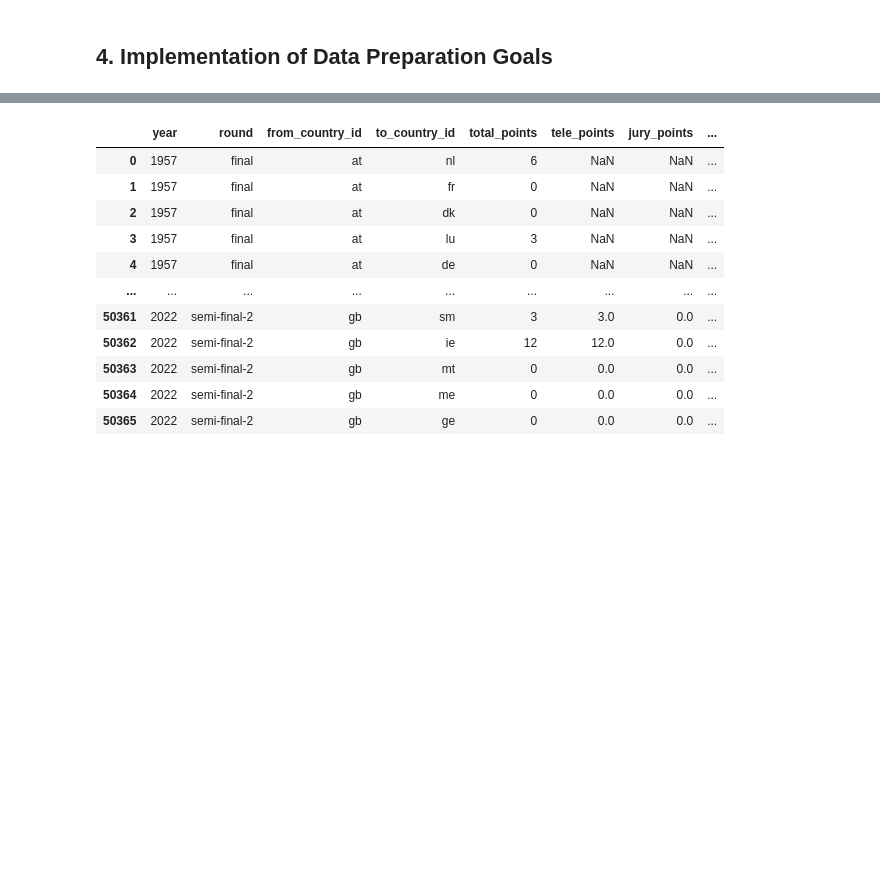
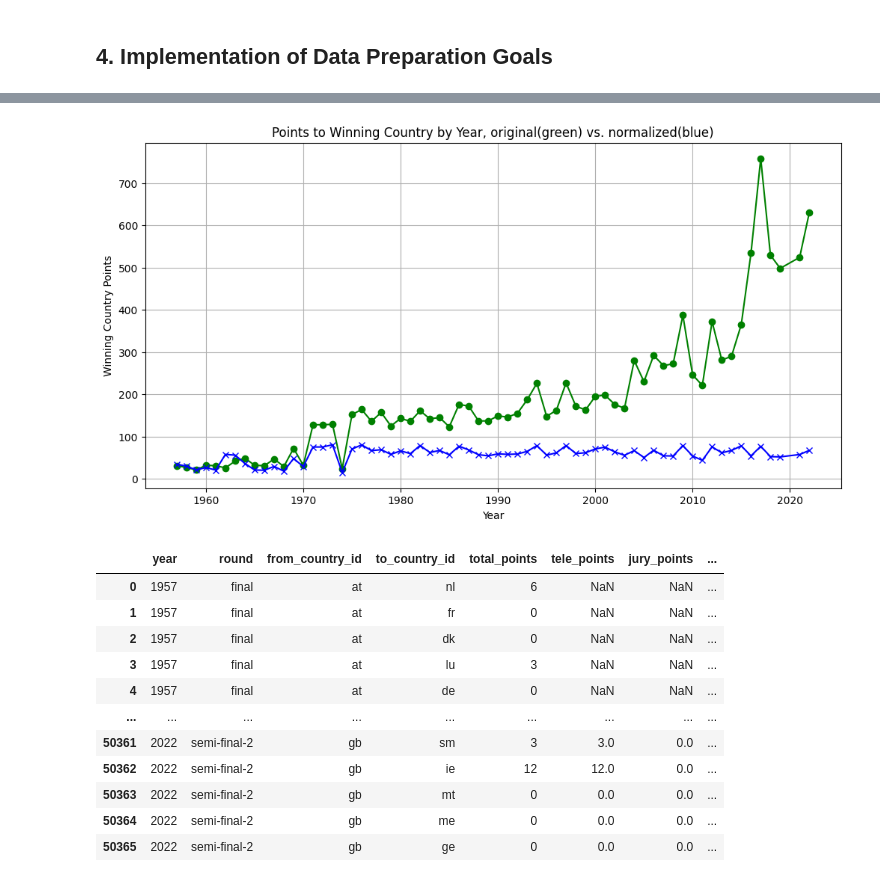
Before and after one commit to mikfre1/Eurotrash, a Jupyter notebook: data_review.ipynb, the cells around one changed output, grey strips where cells are left out. Drawn from its saved outputs; the diff is of its cells as text; code cells hidden in the pictures; blank space fills up the shorter version.

```diff
--- a/data_review.ipynb
+++ b/data_review.ipynb
@@ -324,0 +330,6 @@ To visualize and model with these datasets, we need the following processes:
+# %%
+contestant_df = pd.read_csv('dataset/contestants.csv')
+vote_df = pd.read_csv('dataset/votes.csv')
+# %%
+contestant_df_cleaning = contestant_df[~contestant_df['year'].isin([1956, 2020, 2023])]
+vote_df_cleaning = vote_df[vote_df['year'] != 2023]
@@ -324,0 +342,6 @@ To visualize and model with these datasets, we need the following processes:
+# %%
+contestant_df_filled = contestant_df.copy()
+# Fix missing Song Titles
+missing_songs = contestant_df_cleaning[contestant_df_cleaning['song'].isna()].copy()
+contestant_df_cleaning.loc[:, 'song'] = contestant_df_cleaning['song'].fillna(contestant_df_cleaning['performer'])
+missing_songs
@@ -325,3 +411,26 @@ To visualize and model with these datasets, we need the following processes:
+# %%
+voting_calculation_df = pd.read_excel('dataset/voting_calculation.xlsx')
+
+# Merge the dataframes on the "year" column
+contestant_df_cleaning = pd.merge(contestant_df_cleaning, voting_calculation_df[['year', 'total_without_contestant']], on='year', how='left')
+
+# Calculate the percentage of points_final compared to total_without_contestant
+contestant_df_cleaning['per_of_pot_max'] = round((contestant_df_cleaning['points_final'] / contestant_df_cleaning['total_without_contestant']) * 100,1)
+# %%
+winning_points = contestant_df_cleaning.loc[contestant_df_cleaning['place_final'] == 1.0].groupby('year')['points_final'].sum()
+nomalized_points = contestant_df_cleaning.loc[contestant_df_cleaning['place_final'] == 1.0].groupby('year')['per_of_pot_max'].sum()
+
+# Plot for Points to Winning Country by Year
+plt.figure(figsize=(12, 6))
+plt.plot(winning_points.index, winning_points.values, label="Points to Winning Country", color='green', marker='o')
+plt.plot(nomalized_points.index, nomalized_points.values, label="Normalized Points", color='blue', marker='x')
+plt.title("Points to Winning Country by Year, original(green) vs. normalized(blue)")
+plt.xlabel("Year")
+plt.ylabel("Winning Country Points")
+plt.grid(True)
+plt.show()
+# %% [output]
+[figure, added]
 # %%
 import pandas as pd
 #Load Data
```
Also changed, not shown: parts of 9 cells of this notebook.
